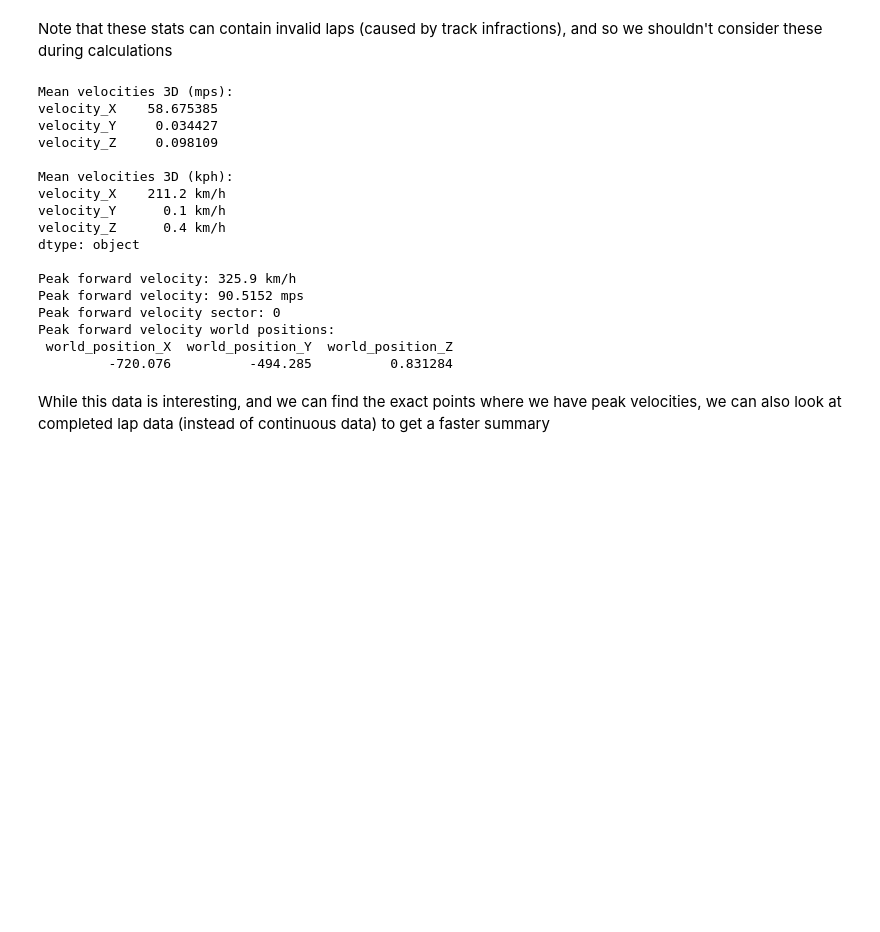
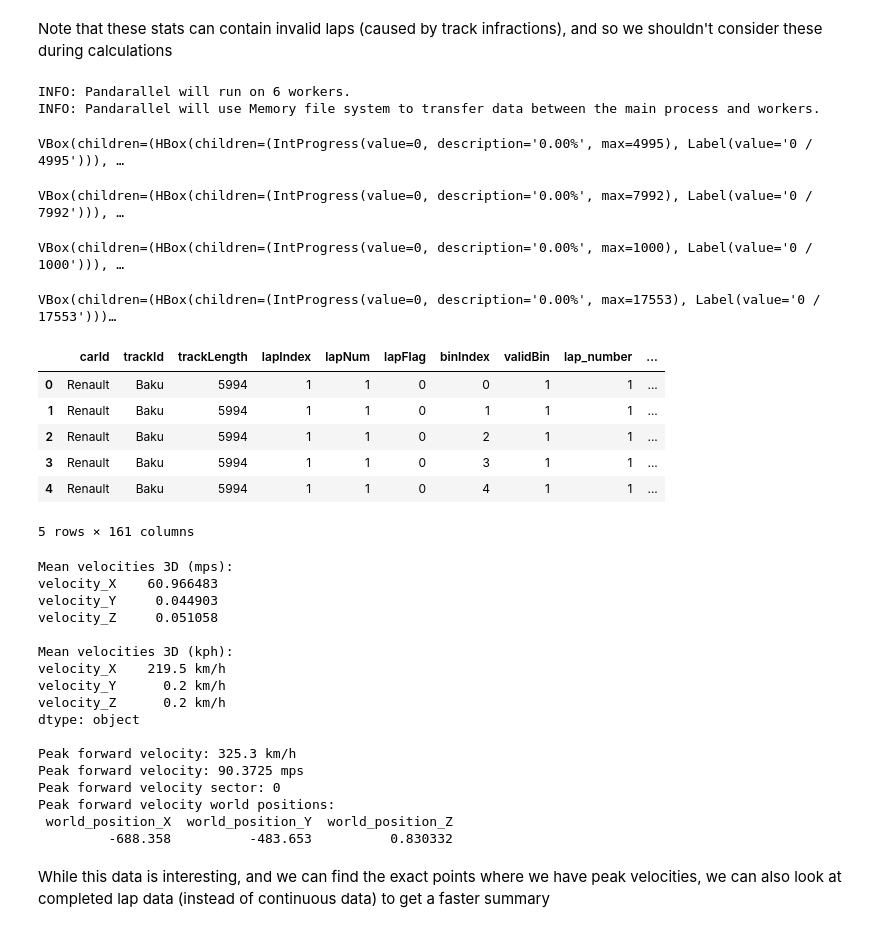
Before and after one commit to Mrugank-Upadhyay/Formula-1-Sim-Telemetry, a Jupyter notebook: practice-data-analysis.ipynb, the cells around one changed output. Saved outputs shown, nothing was run; the diff lists cells and outputs as text; code cells hidden in the pictures; blank space fills up the shorter version.

```diff
--- a/practice-data-analysis.ipynb
+++ b/practice-data-analysis.ipynb
@@ -5,9 +8,12 @@ import numpy as np
 # %%
 telemetry_data_fp = "./Telemetry Data"
-# For now, we will only have 1 Data Frame for 1 telemetry file
-df = pd.read_csv(telemetry_data_fp + "/T1_Baku_FP2.csv", sep='\t')
+# For now, we will only focus on 1 practice session: FP3
+df_fp2 = pd.read_csv(telemetry_data_fp + "/T1_Baku_FP2.csv", sep='\t')
+df_fp3 = pd.read_csv(telemetry_data_fp + "/T3_Baku_FP3.csv", sep='\t')
+df_quali = pd.read_csv(telemetry_data_fp + "/T4_Baku_Qualifying.csv", sep='\t')
+df_race = pd.read_csv(telemetry_data_fp + "/T5_Baku_Race.csv", sep='\t')
 # Show first 5 rows
-df.head(5)
+df_fp3.head(5)
 # %% [output]
 |  | carId | trackId | trackLength | lapIndex | lapNum | lapFlag | binIndex | validBin | lap_number | ... |
 | 0 | Renault | Baku | 5994 | 0 | 0 | 0 | 0 | 1 | 0 | ... |
@@ -43,5 +48,44 @@ ers_deployed
 # %% [markdown]
 Note that these stats can contain invalid laps (caused by track infractions), and so we shouldn't consider these during calculations
+# %%
+# Ensure we are dealing with valid data only
+valid_df_fp2 = df_fp2[df_fp2["lap_time_invalid"] > -1]
+valid_df_fp3 = df_fp3[df_fp3["lap_time_invalid"] > -1]
+valid_df_quali = df_quali[df_quali["lap_time_invalid"] > -1]
+valid_df_race = df_race[df_race["lap_time_invalid"] > -1]
+
+# pool = mp.Pool(4) # use 4 processes
+
+# We also need to fix a few off-by-one errors for lap numbers, race position, etc
+# This is taking too long to update each df individually since they all have over 30,000 rows
+# We can parallelize the updates for each df asynchronously
+# pool.apply_async(lambda df: df.update(df[["lapIndex", "lapNum", "lap_number", "race_position"]].apply(lambda x: x + 1, axis=1), overwrite=False),  [valid_df_fp2, valid_df_fp3, valid_df_quali, valid_df_race])
+pandarallel.initialize(progress_bar=True)
+updated_df_fp2 = valid_df_fp2[["lapIndex", "lapNum", "lap_number", "race_position"]].parallel_apply(lambda x: x + 1, axis=1)
+updated_df_fp3 = valid_df_fp3[["lapIndex", "lapNum", "lap_number", "race_position"]].parallel_apply(lambda x: x + 1, axis=1)
+updated_df_quali = valid_df_quali[["lapIndex", "lapNum", "lap_number", "race_position"]].parallel_apply(lambda x: x + 1, axis=1)
+updated_df_race = valid_df_race[["lapIndex", "lapNum", "lap_number", "race_position"]].parallel_apply(lambda x: x + 1, axis=1)
+
+valid_df_fp2.update(updated_df_fp2)
+valid_df_fp3.update(updated_df_fp3)
+valid_df_quali.update(updated_df_quali)
+valid_df_race.update(updated_df_race)
+
+valid_df_fp3.head(5)
+# %% [output]
+INFO: Pandarallel will run on 6 workers.
+INFO: Pandarallel will use Memory file system to transfer data between the main process and workers.
+VBox(children=(HBox(children=(IntProgress(value=0, description='0.00%', max=4995), Label(value='0 / 4995'))), …
+VBox(children=(HBox(children=(IntProgress(value=0, description='0.00%', max=7992), Label(value='0 / 7992'))), …
+VBox(children=(HBox(children=(IntProgress(value=0, description='0.00%', max=1000), Label(value='0 / 1000'))), …
+VBox(children=(HBox(children=(IntProgress(value=0, description='0.00%', max=17553), Label(value='0 / 17553')))…
+|  | carId | trackId | trackLength | lapIndex | lapNum | lapFlag | binIndex | validBin | lap_number | ... |
+| 0 | Renault | Baku | 5994 | 1 | 1 | 0 | 0 | 1 | 1 | ... |
+| 1 | Renault | Baku | 5994 | 1 | 1 | 0 | 1 | 1 | 1 | ... |
+| 2 | Renault | Baku | 5994 | 1 | 1 | 0 | 2 | 1 | 1 | ... |
+| 3 | Renault | Baku | 5994 | 1 | 1 | 0 | 3 | 1 | 1 | ... |
+| 4 | Renault | Baku | 5994 | 1 | 1 | 0 | 4 | 1 | 1 | ... |
+5 rows × 161 columns
 # %%
 # Initial Descriptive Analysis
 
@@ -52,10 +96,7 @@ def mps_to_kph(v):
 def kph_to_mps(v):
     return v / 3.6
 
-# Ensure we are dealing with valid data only
-valid_df = df[df["lap_time_invalid"] > -1]
-
-mean_velocity_3D = valid_df.aggregate({"velocity_X": "mean", "velocity_Y": "mean", "velocity_Z": "mean"})
+mean_velocity_3D = valid_df_fp3.aggregate({"velocity_X": "mean", "velocity_Y": "mean", "velocity_Z": "mean"})
 print(f"Mean velocities 3D (mps):\n{mean_velocity_3D.to_string()
     } \n\nMean velocities 3D (kph):\n{
     mean_velocity_3D.map(lambda x: f"{round(mps_to_kph(x), ndigits=1)} km/h")
@@ -64,10 +105,10 @@ print(f"Mean velocities 3D (mps):\n{mean_velocity_3D.to_string()
 # Peak Velocity (we also want to know when we reached this (so likely which sector of the lap and also use lap distance))
 # We can later use this information to represent a visual on a track map to show where these peaks were reached, and other useful information
 # We will consider velocity_X only here since we want to have the forward line speed
-peak_forward_velocity_mps = valid_df.aggregate({"velocity_X": "max"})
+peak_forward_velocity_mps = valid_df_fp3.aggregate({"velocity_X": "max"})
 peak_forward_velocity = peak_forward_velocity_mps.map(mps_to_kph)
 
-peak_forward_velocity_data = pd.DataFrame(valid_df.loc[df['velocity_X'] == peak_forward_velocity_mps.item()])
+peak_forward_velocity_data = pd.DataFrame(valid_df_fp3.loc[valid_df_fp3['velocity_X'] == peak_forward_velocity_mps.item()])
 peak_forward_velocity_sector = int(peak_forward_velocity_data["lap_distance"].item() // peak_forward_velocity_data["trackLength"].item())
 peak_forward_velcity_world_pos = peak_forward_velocity_data[["world_position_X", "world_position_Y", "world_position_Z"]]
 
@@ -78,22 +119,22 @@ print(f"Peak forward velocity sector: {peak_forward_velocity_sector}")
 print(f"Peak forward velocity world positions: \n{peak_forward_velcity_world_pos.to_string(index=False)}")
 # %% [output]
 Mean velocities 3D (mps):
-velocity_X    58.675385
-velocity_Y     0.034427
-velocity_Z     0.098109
+velocity_X    60.966483
+velocity_Y     0.044903
+velocity_Z     0.051058
 
 Mean velocities 3D (kph):
-velocity_X    211.2 km/h
-velocity_Y      0.1 km/h
-velocity_Z      0.4 km/h
+velocity_X    219.5 km/h
+velocity_Y      0.2 km/h
+velocity_Z      0.2 km/h
 dtype: object
 
-Peak forward velocity: 325.9 km/h
-Peak forward velocity: 90.5152 mps
+Peak forward velocity: 325.3 km/h
+Peak forward velocity: 90.3725 mps
 Peak forward velocity sector: 0
 Peak forward velocity world positions:
  world_position_X  world_position_Y  world_position_Z
-         -720.076          -494.285          0.831284
+         -688.358          -483.653          0.830332
 # %% [markdown]
 While this data is interesting, and we can find the exact points where we have peak velocities, we can also look at completed lap data (instead of continuous data) to get a faster summary
 # %%
```
Also changed, not shown: parts of 6 cells of this notebook, 6 other files.
